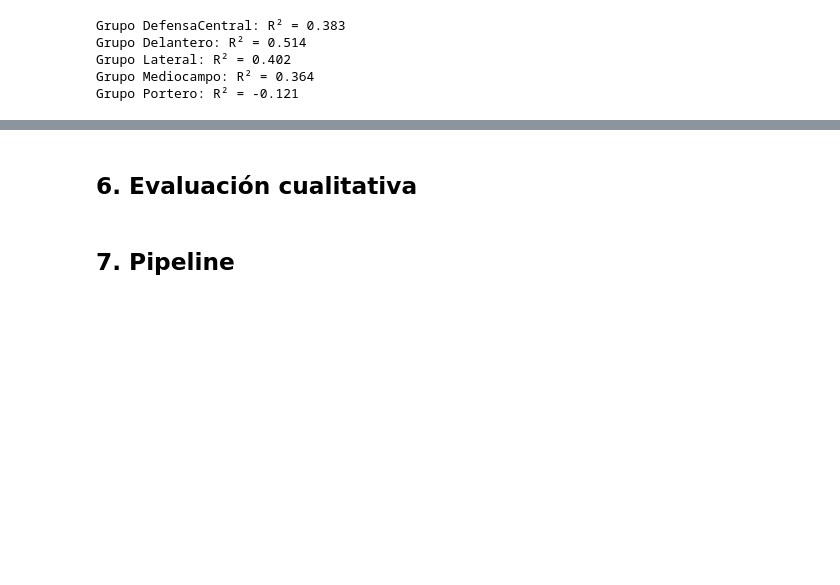
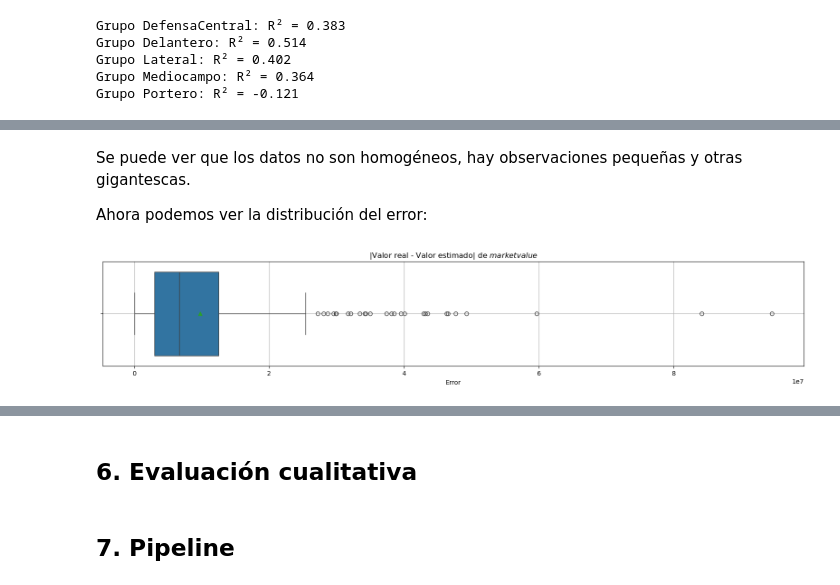
Before and after one commit to BI-organization/lab1, a Jupyter notebook: Lab1.ipynb, the cells around one changed output, grey strips where cells are left out. Saved outputs shown, nothing was run; the diff lists cells and outputs as text; code cells hidden in the pictures; blank space fills up the shorter version.

```diff
--- a/Lab1.ipynb
+++ b/Lab1.ipynb
@@ -1154,0 +1222,13 @@ Grupo Portero: R² = -0.121
+# %% [markdown]
+Se puede ver que los datos no son homogéneos, hay observaciones pequeñas y otras gigantescas.
+
+Ahora podemos ver la distribución del error:
+# %%
+plt.figure(figsize=(20, 3))
+sns.boxplot(x=abs(y_test - regression.predict(X_test_scaled)), showmeans=True, orient="h")
+plt.title("|Valor real - Valor estimado| de $\t{market value}$")
+plt.xlabel("Error")
+plt.grid()
+plt.show()
+# %% [output]
+[figure, added]
```
Also changed, not shown: parts of 19 cells of this notebook.
